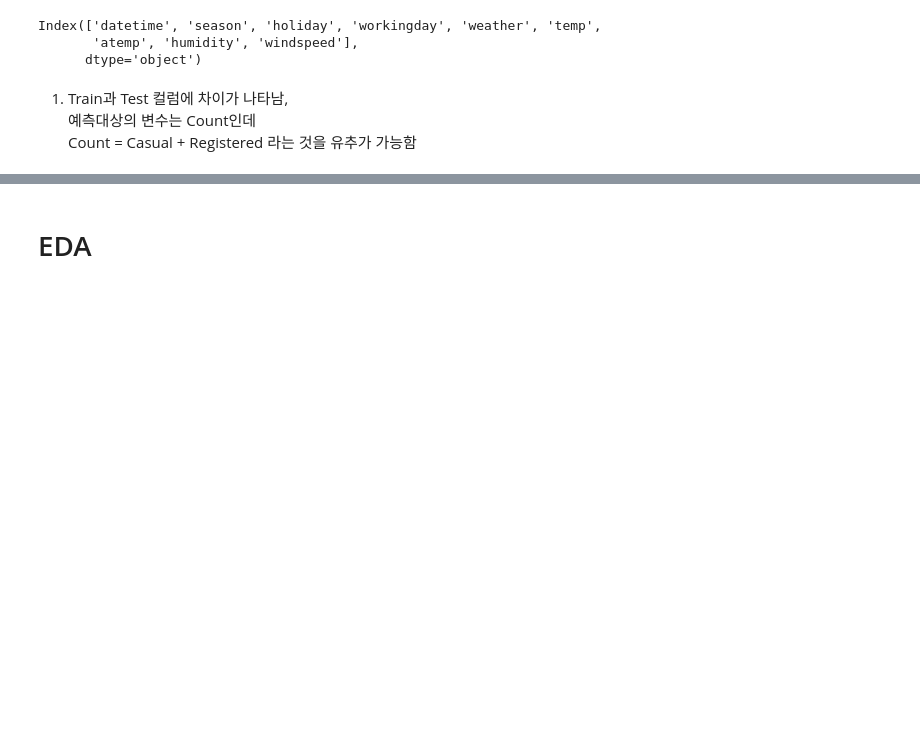
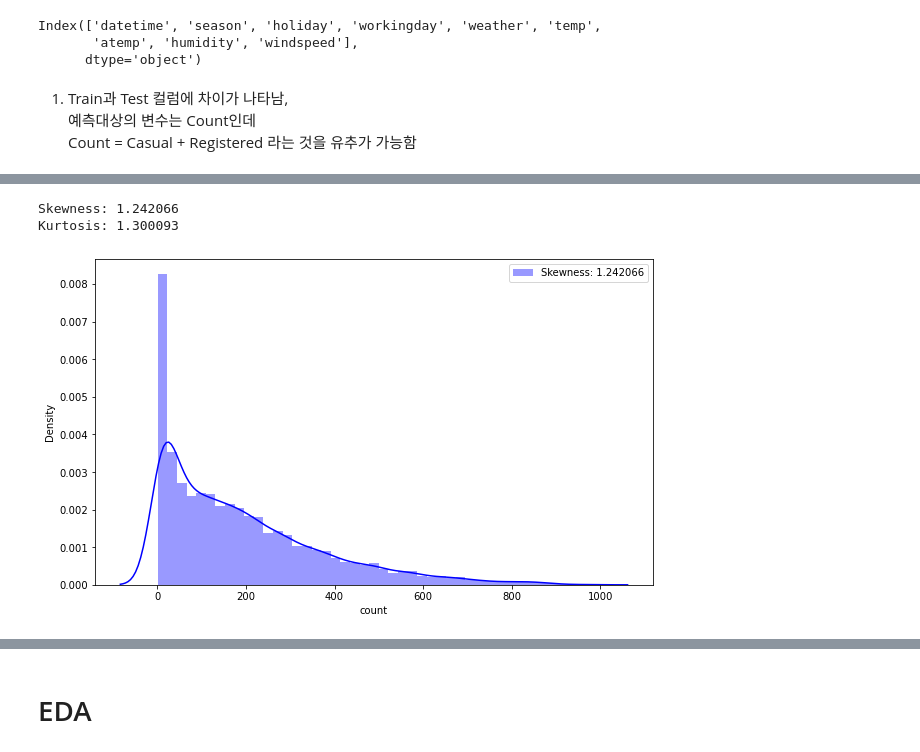
Before and after one commit to EdgeOfNetwork/ML_1.0.1, a Jupyter notebook: practice_data_analytics/bike_sharing_demand_kaggle_practice.ipynb, the cells around one changed output, grey strips where cells are left out. Saved outputs shown, nothing was run; the diff lists cells and outputs as text; code cells hidden in the pictures; blank space fills up the shorter version.

```diff
--- a/practice_data_analytics/bike_sharing_demand_kaggle_practice.ipynb
+++ b/practice_data_analytics/bike_sharing_demand_kaggle_practice.ipynb
@@ -99,0 +119,11 @@ memory usage: 1020.7 KB
+# %%
+f, ax = plt.subplots(1, 1, figsize = (10, 6))
+g = sns.distplot(train['count'], color = 'b', label = 'Skewness: {:2f}'.format(train['count'].skew()), ax=ax)
+g = g.legend(loc = 'best')
+
+print("Skewness: %f" % train["count"].skew())
+print("Kurtosis: %f" % train["count"].kurt())
+# %% [output]
+Skewness: 1.242066
+Kurtosis: 1.300093
+[figure, added]
```
Also changed, not shown: parts of 15 cells of this notebook.
